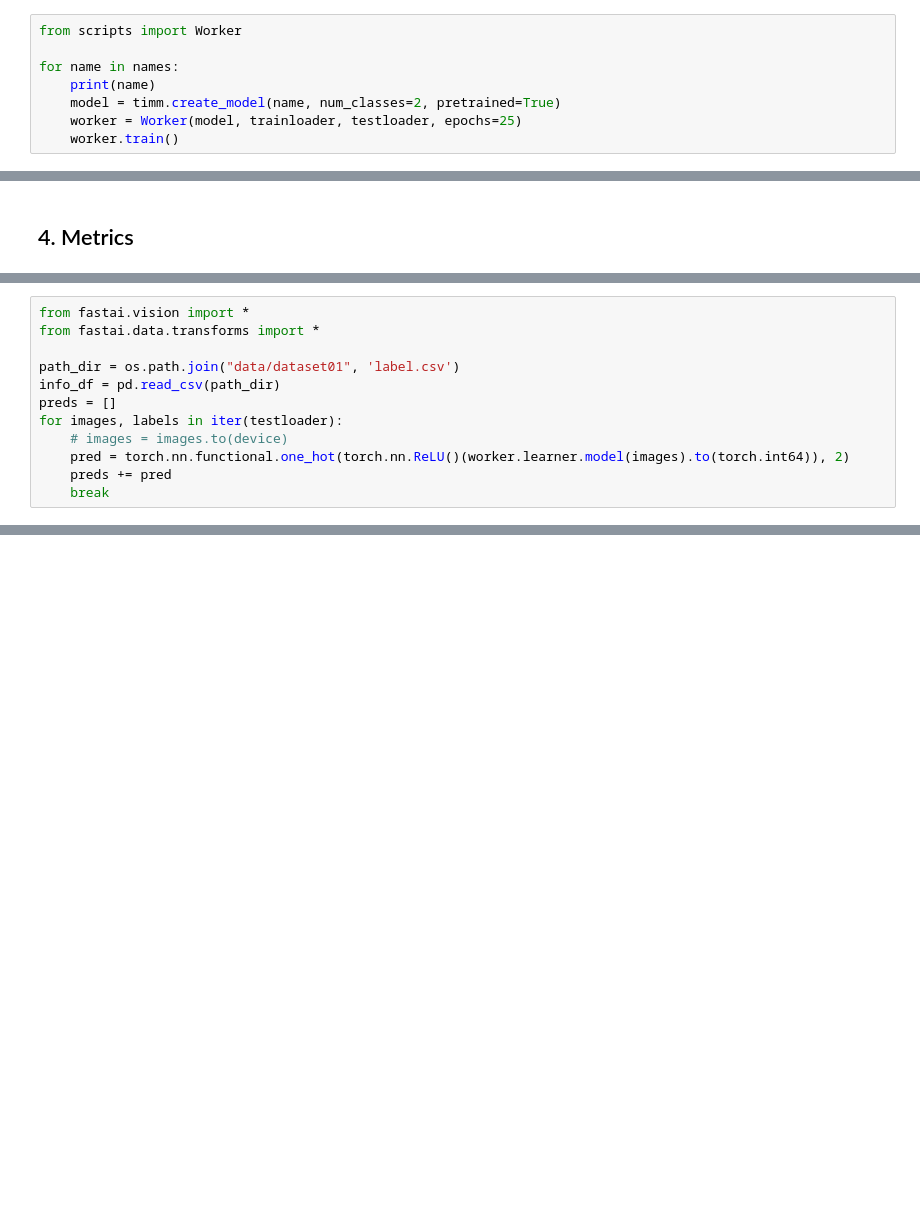
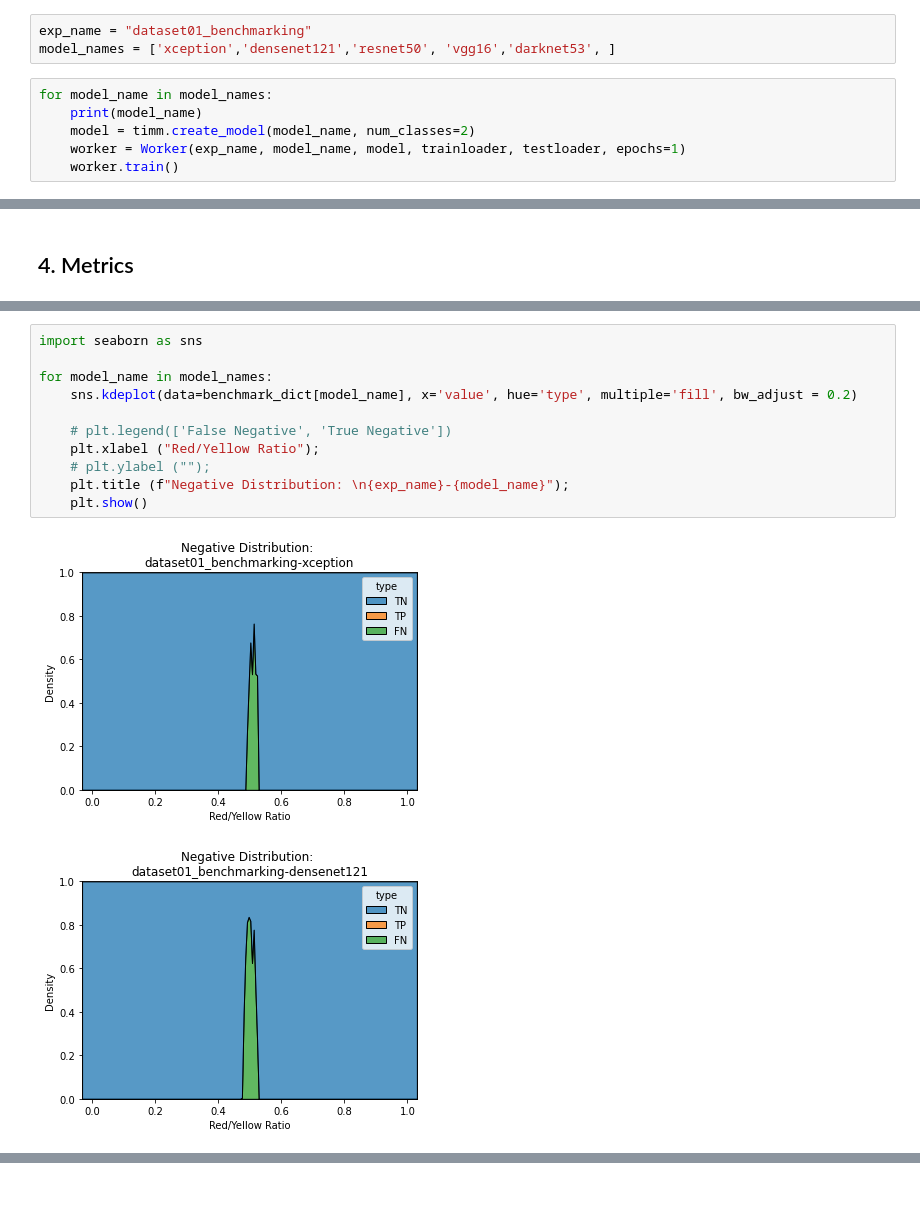
Before and after one commit to AierLab/indl-dataset, a Jupyter notebook: benchmarking.ipynb, the cells around one changed output, grey strips where cells are left out. Cells and saved outputs as stored; diff of their text form; blank space fills up the shorter version.

```diff
--- a/benchmarking.ipynb
+++ b/benchmarking.ipynb
@@ -110,9 +121,10 @@ names
+# %%
+exp_name = "dataset01_benchmarking"
+model_names = ['xception','densenet121','resnet50', 'vgg16','darknet53', ]
 # %%
-from scripts import Worker
-
-for name in names:
-    print(name)
-    model = timm.create_model(name, num_classes=2, pretrained=True)
-    worker = Worker(model, trainloader, testloader, epochs=25)
+for model_name in model_names:
+    print(model_name)
+    model = timm.create_model(model_name, num_classes=2)
+    worker = Worker(exp_name, model_name, model, trainloader, testloader, epochs=1)
     worker.train()
 # %% [output]
@@ -137,12 +153,0 @@ worker.eval()
-# %%
-from fastai.vision import *
-from fastai.data.transforms import *
-
-path_dir = os.path.join("data/dataset01", 'label.csv')
-info_df = pd.read_csv(path_dir)
-preds = []
-for images, labels in iter(testloader):
-    # images = images.to(device)
-    pred = torch.nn.functional.one_hot(torch.nn.ReLU()(worker.learner.model(images).to(torch.int64)), 2)
-    preds += pred
-    break
@@ -170,0 +225,14 @@ print(preds)
+# %%
+import seaborn as sns
+
+for model_name in model_names:
+    sns.kdeplot(data=benchmark_dict[model_name], x='value', hue='type', multiple='fill', bw_adjust = 0.2)
+
+    # plt.legend(['False Negative', 'True Negative'])
+    plt.xlabel ("Red/Yellow Ratio");
+    # plt.ylabel ("");
+    plt.title (f"Negative Distribution: \n{exp_name}-{model_name}");
+    plt.show()
+# %% [output]
+[figure, added]
+[figure, added]
@@ -170,0 +242,2 @@ print(preds)
+# %% [markdown]
+#
```
Also changed, not shown: parts of 12 cells of this notebook, 4 other files.
